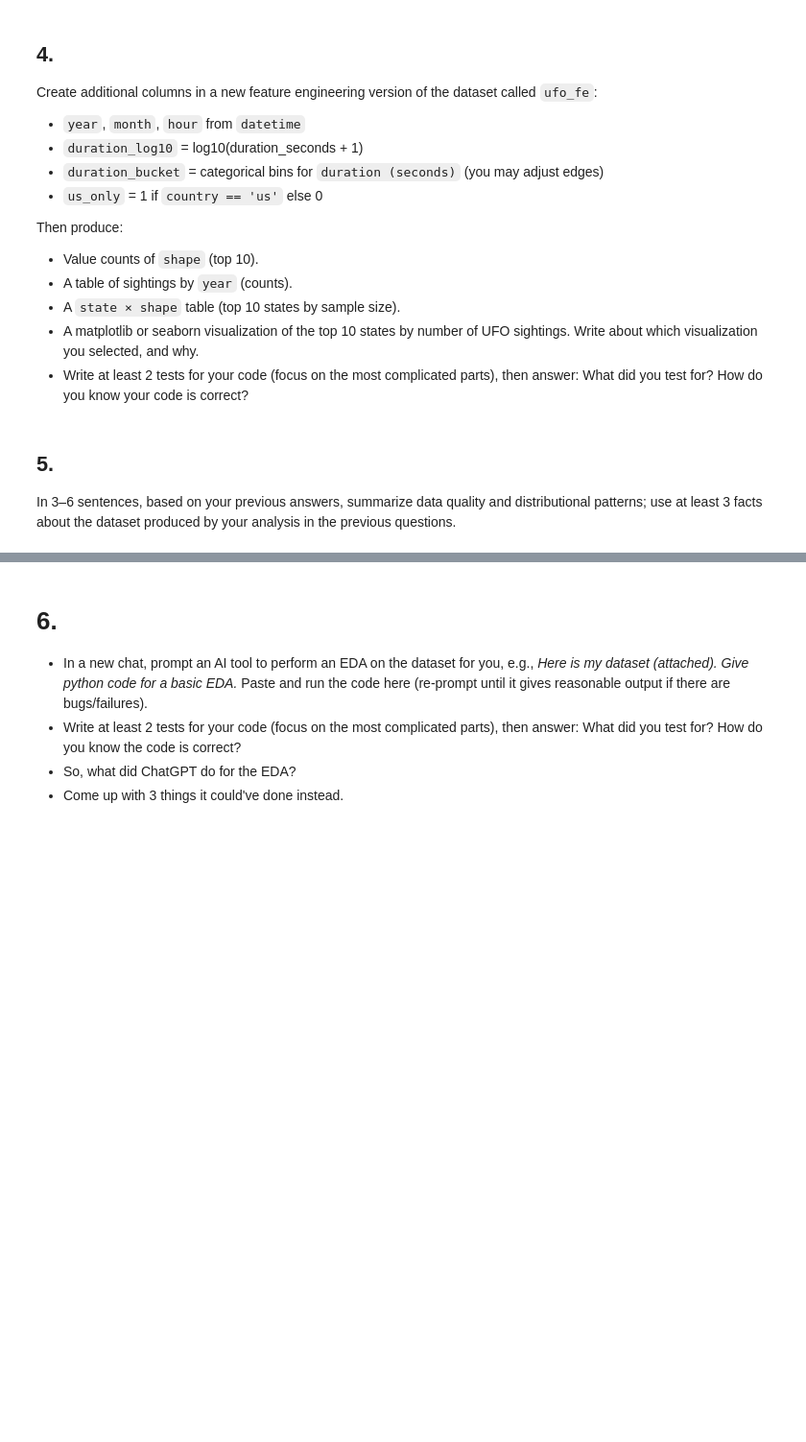
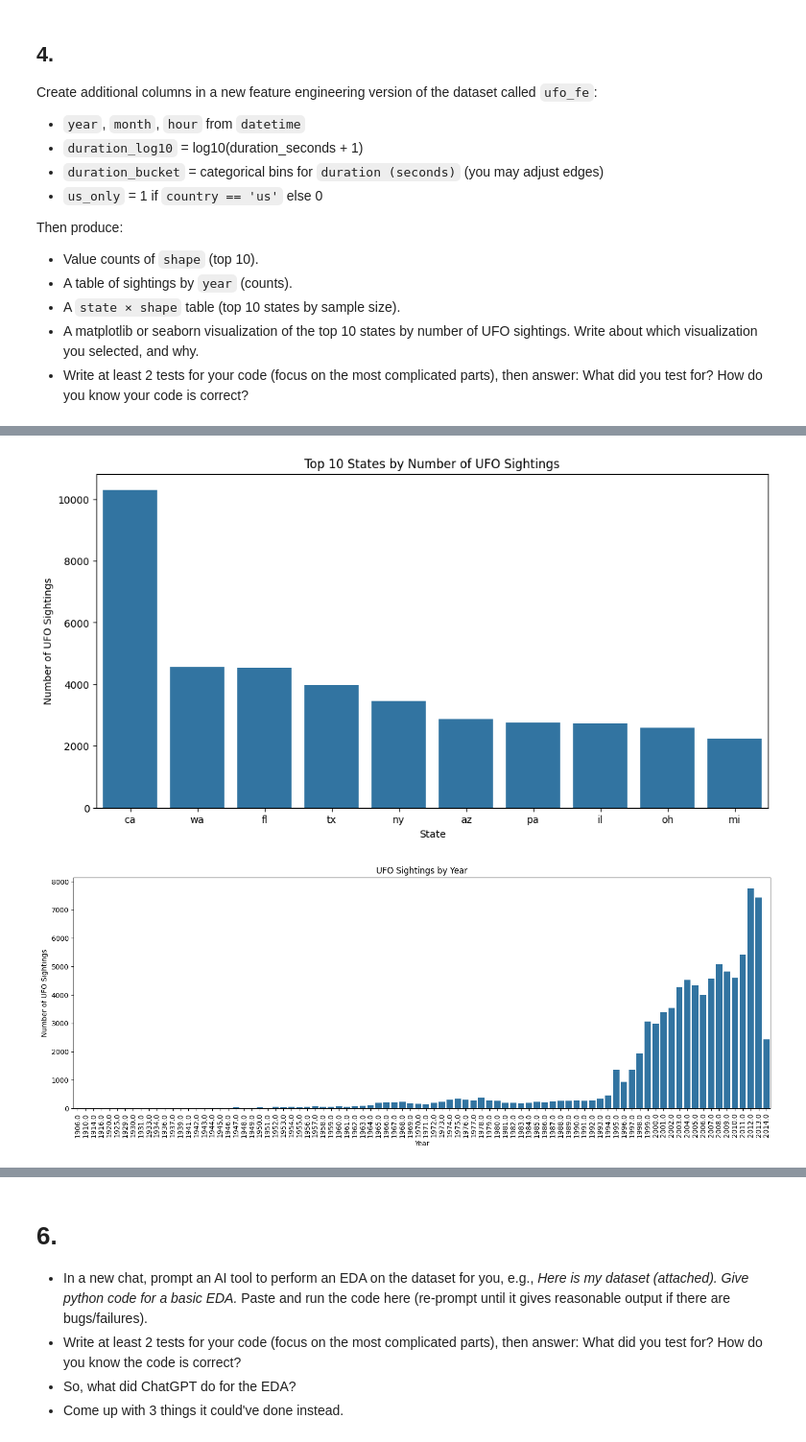
Before and after one commit to Ty700/CSCE_676, a Jupyter notebook: 335009542.ipynb, the cells around one changed output, grey strips where cells are left out. Shown at 96% size. Drawn from its saved outputs; the diff is of its cells as text; code cells hidden in the pictures; blank space fills up the shorter version.

```diff
--- a/335009542.ipynb
+++ b/335009542.ipynb
@@ -338,8 +338,68 @@ Then produce:
 - A `state × shape` table (top 10 states by sample size).
 - A matplotlib or seaborn visualization of the top 10 states by number of UFO sightings. Write about which visualization you selected, and why.
 - Write at least 2 tests for your code (focus on the most complicated parts), then answer: What did you test for? How do you know your code is correct?
-# %% [markdown]
-
-## 5.
-
-In 3–6 sentences, based on your previous answers, summarize data quality and distributional patterns; use at least 3 facts about the dataset produced by your analysis in the previous questions.
+# %%
+import numpy as np
+
+ufo_fe = ufo.copy()
+
+# Extracting year | mon | hour from datetime
+ufo_fe['year'] = ufo_fe['datetime'].dt.year
+ufo_fe['month'] = ufo_fe['datetime'].dt.month
+ufo_fe['hour'] = ufo_fe['datetime'].dt.hour
+
+# Calculating duration_log10
+ufo_fe['duration_log10'] = np.log10(ufo_fe['duration (seconds)'] + 1)
+
+# 0 - 1 min | 1 - 2min | 2 - 3 min | 3 - 4 min | 4 - 5 min | 5 - 15 min | 15 - 60 min | 1hr+ |
+x_time_bins = [0, 60, 120, 180, 240, 300, 900, 3600, float('inf')]
+x_cor_labels = ['0-1 min', '1-2 min', '2-3 min', '3-4 min', '4-5 min', '5-15 min', '15-60 min', '1hr+']
+
+# Categorize bins
+ufo_fe['duration_bucket'] = pd.cut(ufo_fe['duration (seconds)'], bins=x_time_bins, labels=x_cor_labels)
+
+# US Only
+ufo_fe['us_only'] = (ufo_fe['country'] == 'us').astype(int)
+
+# Top 10 Shapes
+print("======================== TOP 10 SHAPES ========================")
+print(ufo_fe['shape'].value_counts().head(10))
+
+# I want to see the bottom 10 states states
+print("======================== BOTTOM 10 STATES ========================")
+print(ufo_fe['state'].value_counts().tail(10))
+
+# Year Table
+print("======================== YEAR TABLE ========================")
+print(ufo_fe.groupby('year').size().reset_index(name='counts'))
+
+# State x Shape
+print("======================== STATE x SHAPE ========================")
+print(ufo_fe.groupby(['state', 'shape']).size().reset_index(name='counts').sort_values(by='counts', ascending=False).head(10))
+
+# Visual
+import matplotlib.pyplot as plt
+import seaborn as sns
+
+# Top 10 States
+top_10_states = ufo_fe.groupby('state').size().reset_index(name='counts').sort_values(by='counts', ascending=False).head(10)
+plt.figure(figsize=(12, 6))
+sns.barplot(x='state', y='counts', data=top_10_states)
+plt.title('Top 10 States by Number of UFO Sightings')
+plt.xlabel('State')
+plt.ylabel('Number of UFO Sightings')
+plt.show()
+
+print()
+print()
+
+# Years (Curious to see when the spike is)
+years = ufo_fe.groupby('year').size().reset_index(name='counts').sort_values(by='year', ascending=True)
+plt.figure(figsize=(18, 6))
+sns.barplot(x='year', y='counts', data=years)
+plt.title('UFO Sightings by Year')
+plt.xlabel('Year')
+plt.xticks(rotation=90)
+plt.ylabel('Number of UFO Sightings')
+plt.show()
+# %% [output]
@@ -345,0 +423,2 @@ In 3–6 sentences, based on your previous answers, summarize data quality and d
+[figure, added]
+[figure, added]
```
Also changed, not shown: parts of 3 cells of this notebook.
